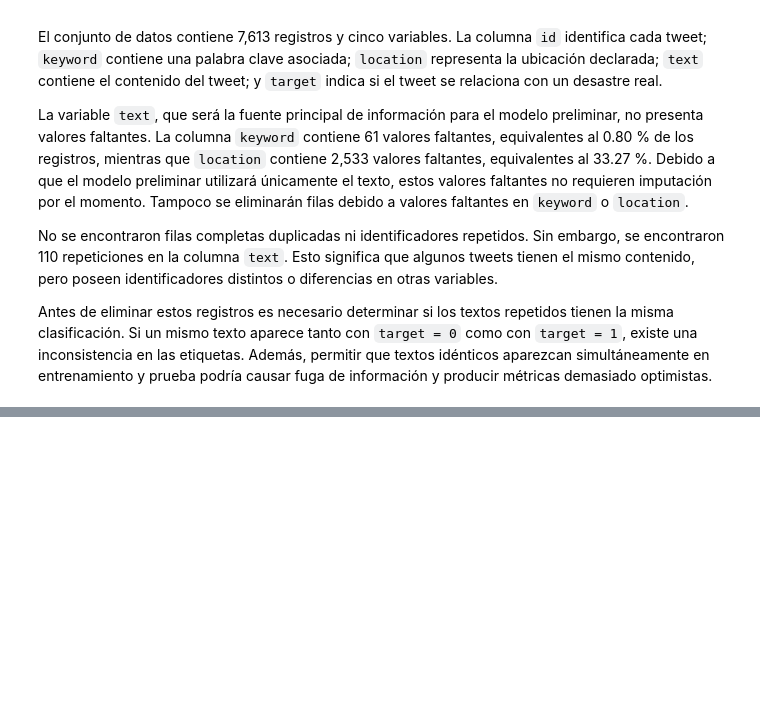
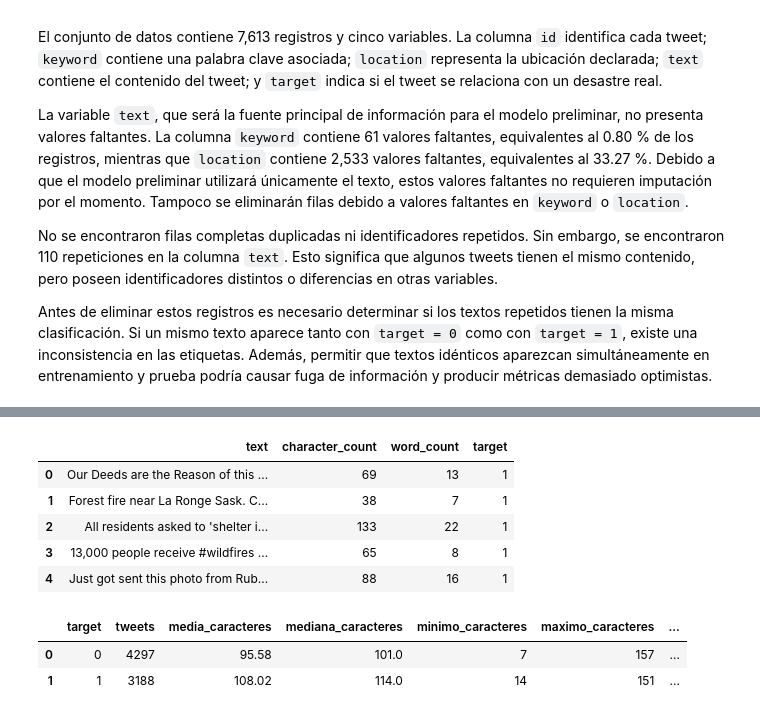
Before and after one commit to tismajo/CC3084-Laboratorio5, a Jupyter notebook: Laboratorio5.ipynb, the cells around one changed output, grey strips where cells are left out. Cells and saved outputs as stored; diff of their text form; code cells hidden in the pictures; blank space fills up the shorter version.

```diff
--- a/Laboratorio5.ipynb
+++ b/Laboratorio5.ipynb
@@ -241,0 +313,55 @@ print(
+# %%
+df_clean["character_count"] = (
+    df_clean["text"]
+    .astype(str)
+    .str.len()
+)
+
+df_clean["word_count"] = (
+    df_clean["text"]
+    .astype(str)
+    .str.split()
+    .str.len()
+)
+
+display(
+    df_clean[
+        ["text", "character_count", "word_count", "target"]
+    ].head()
+)
+# %% [output]
+|  | text | character_count | word_count | target |
+| 0 | Our Deeds are the Reason of this ... | 69 | 13 | 1 |
+| 1 | Forest fire near La Ronge Sask. C... | 38 | 7 | 1 |
+| 2 | All residents asked to 'shelter i... | 133 | 22 | 1 |
+| 3 | 13,000 people receive #wildfires ... | 65 | 8 | 1 |
+| 4 | Just got sent this photo from Rub... | 88 | 16 | 1 |
+# %%
+length_summary = (
+    df_clean
+    .groupby("target")
+    .agg(
+        tweets=("text", "count"),
+        media_caracteres=("character_count", "mean"),
+        mediana_caracteres=("character_count", "median"),
+        minimo_caracteres=("character_count", "min"),
+        maximo_caracteres=("character_count", "max"),
+        media_palabras=("word_count", "mean"),
+        mediana_palabras=("word_count", "median"),
+        minimo_palabras=("word_count", "min"),
+        maximo_palabras=("word_count", "max")
+    )
+    .round(2)
+    .reset_index()
+)
+
+length_summary["categoría"] = length_summary["target"].map({
+    0: "No desastre",
+    1: "Desastre real"
+})
+
+display(length_summary)
+# %% [output]
+|  | target | tweets | media_caracteres | mediana_caracteres | minimo_caracteres | maximo_caracteres | ... |
+| 0 | 0 | 4297 | 95.58 | 101.0 | 7 | 157 | ... |
+| 1 | 1 | 3188 | 108.02 | 114.0 | 14 | 151 | ... |
```
Also changed, not shown: parts of 8 cells of this notebook.
